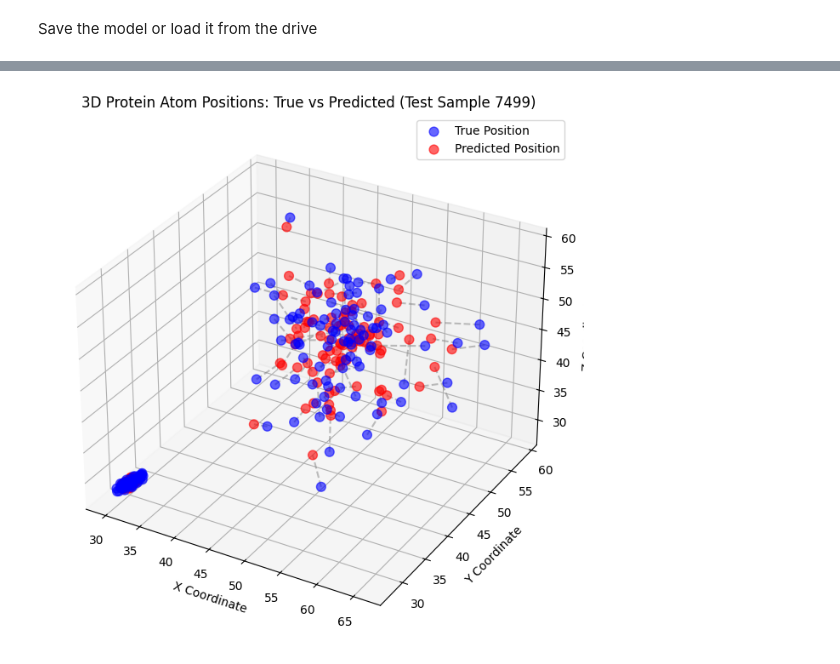
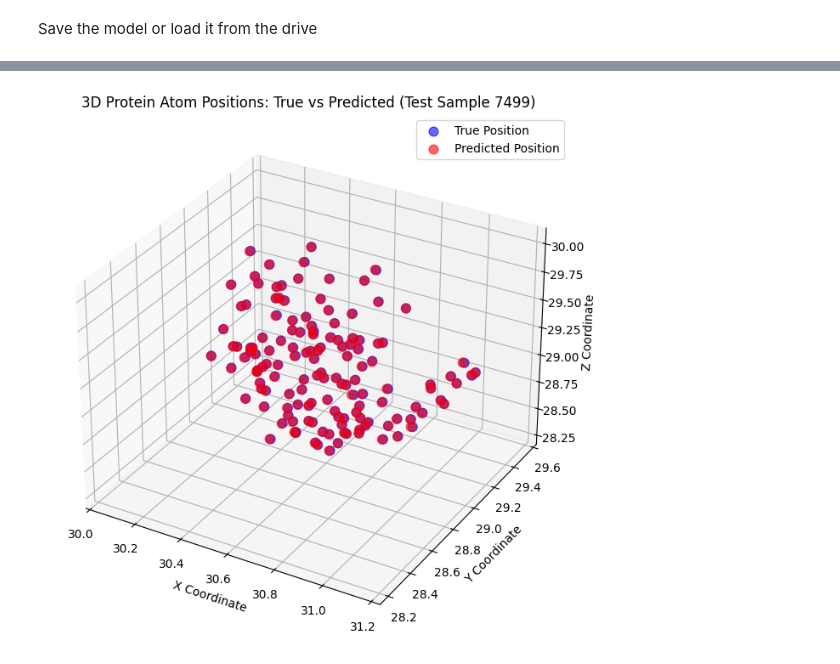
Before and after one commit to VincenzoDamico/ProteinDynamics, a Jupyter notebook: LSTM.ipynb, the cells around one changed output, grey strips where cells are left out. Drawn from its saved outputs; the diff is of its cells as text; code cells hidden in the pictures.

Commit message:
Fixed initialization data errors and updated multi-input models to perform delta prediction on the coordinates.

```diff
--- a/LSTM.ipynb
+++ b/LSTM.ipynb
@@ -890,0 +1330,2 @@ driver_path='/content/drive/MyDrive/ProteinDynamics/'
+# %%
+driver_path='/content/drive/MyDrive/ProteinDynamics/'
@@ -890,0 +1710,16 @@ driver_path='/content/drive/MyDrive/ProteinDynamics/'
+# %%
+trainX_vels=X_reshaped[:train_end,:,138*3:138*6]
+testX_vels=X_reshaped[train_end:val_end,:,138*3:138*6]
+valX_vels=X_reshaped[val_end:,:,138*3:138*6]
+
+trainY_vels=Y_reshaped[:train_end,138*3:138*6]
+testY_vels=Y_reshaped[train_end:val_end,138*3:138*6]
+valY_vels=Y_reshaped[val_end:,138*3:138*6]
+# %%
+trainX_forces=X_reshaped[:train_end,:,138*6:]
+testX_forces=X_reshaped[train_end:val_end,:,138*6:]
+valX_forces=X_reshaped[val_end:,:,138*6:]
+
+trainY_forces=Y_reshaped[:train_end,138*6:]
+testY_forces=Y_reshaped[train_end:val_end,138*6:]
+valY_forces=Y_reshaped[val_end:,138*6:]
@@ -893,3 +1915,5 @@ model.save(driver_path+'model_EncoderRelation.keras')
+# %%
+driver_path='/content/drive/MyDrive/ProteinDynamics/'
 # %%
 model = keras.models.load_model(driver_path+'model_EncoderRelation.keras')
 # %%
@@ -968,54 +1992,57 @@ plt.show()
 # %%
-# 1. Predict all three outputs
+# 1. Predict the scaled outputs
 predictions = model.predict([testX_coord, testX_vels, testX_forces])
+pred_deltas_scaled = predictions[0]
 
-# 2. Extract ONLY the coordinate predictions (assuming it is the first output)
-# predictions[0] = coords, predictions[1] = vels, predictions[2] = forces
-pred_coords_scaled = predictions[0]
+# 2. Create and fit a scaler strictly on the training DELTAS
+delta_scaler = StandardScaler()
+delta_scaler.fit(coords_flat[:train_end])
 
-# 3. Create and fit a new scaler specifically for coordinates
-# The original 'coords' array holds unscaled coordinate data
-coord_scaler = StandardScaler()
-# Fit on the training part of the original coordinate data, reshaped to 2D
-coord_scaler.fit(coords[:train_end].reshape(train_end, -1))
+# 3. Inverse transform back to real physical distances (Angstroms/nm)
+pred_deltas_real = delta_scaler.inverse_transform(pred_deltas_scaled)
 
-# 4. Inverse transform using the new coordinate scaler
-pred_coords_real = coord_scaler.inverse_transform(pred_coords_scaled)
-testY_coord_real = coord_scaler.inverse_transform(testY_coord)
+# Reshape back to 3D: (Samples, Atoms, XYZ)
+pred_deltas_3d = pred_deltas_real.reshape(-1, NUM_ATOMS, feaature_xyz)
 
-# 5. Reshape for 3D plotting
-# NUM_ATOMS is already defined, feaature_xyz is 3
-preds_reshaped = pred_coords_real.reshape(-1, NUM_ATOMS, feaature_xyz)
-true_reshaped = testY_coord_real.reshape(-1, NUM_ATOMS, feaature_xyz)
+# 4. Reconstruct Absolute Positions
+# Equation: Position(t) = True_Position(t-1) + Predicted_Delta(t)
+test_start_idx = train_end
+pred_coords_real = np.zeros_like(pred_deltas_3d)
 
-# 6. Pick a single prediction step to look at
-sample_idx = 7500-1
+for i in range(len(pred_deltas_3d)):
+    global_time_step = test_start_idx + i
+    # Add predicted movement to the true absolute position of the PREVIOUS frame
+    pred_coords_real[i] = coords[global_time_step - 1] + pred_deltas_3d[i]
 
-# 7. Slice out ONLY the first 3 columns (X, Y, Z) for all 138 atoms
-# This step is redundant if feaature_xyz is already 3, but harmless.
-preds_xyz = preds_reshaped[sample_idx, :, :]
-true_xyz = true_reshaped[sample_idx, :, :]
+# Get the true absolute coordinates for comparison
+true_coords_real = coords[test_start_idx:val_end]
 
-# 8. Set up the 3D Matplotlib figure
+# 5. Pick a single prediction step to look at
+sample_idx = 7500 - 1
+
+# Extract ONLY the XYZ columns for all 138 atoms
+preds_xyz = pred_coords_real[sample_idx, :, :]
+true_xyz = true_coords_real[sample_idx, :, :]
+
+# 6. Plot the 3D Matplotlib figure
 fig = plt.figure(figsize=(12, 8))
 ax = fig.add_subplot(111, projection='3d')
 
-# Plot the True positions in Blue
+# Plot True positions in Blue
 ax.scatter(true_xyz[:, 0], true_xyz[:, 1], true_xyz[:, 2],
            c='blue', label='True Position', alpha=0.6, s=60)
 
-# Plot the Predicted positions in Red
+# Plot Predicted positions in Red
 ax.scatter(preds_xyz[:, 0], preds_xyz[:, 1], preds_xyz[:, 2],
            c='red', label='Predicted Position', alpha=0.6, s=60)
 
-# 9. Draw a line connecting the True atom to the Predicted atom to visualize the error
+# Draw connecting lines to visualize the error
 for i in range(NUM_ATOMS):
     ax.plot([true_xyz[i, 0], preds_xyz[i, 0]],
             [true_xyz[i, 1], preds_xyz[i, 1]],
             [true_xyz[i, 2], preds_xyz[i, 2]],
             color='gray', linestyle='--', alpha=0.5)
 
-# Labels and Title
 ax.set_xlabel('X Coordinate')
 ax.set_ylabel('Y Coordinate')
 ax.set_zlabel('Z Coordinate')
@@ -1027 +2054 @@ plt.show()
-[figure, old version]
+[figure, new version]
```
Also changed, not shown: parts of 77 cells of this notebook.
